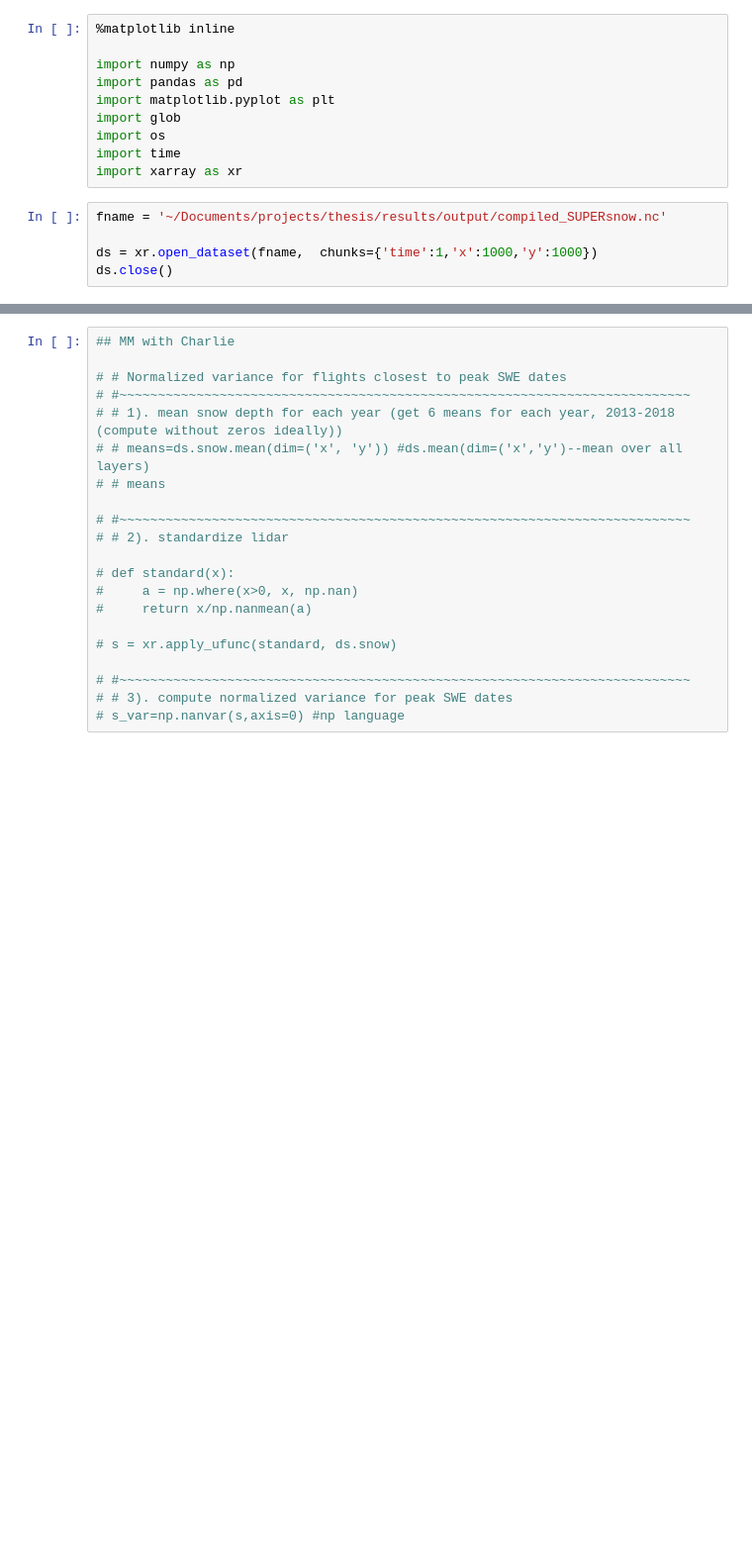
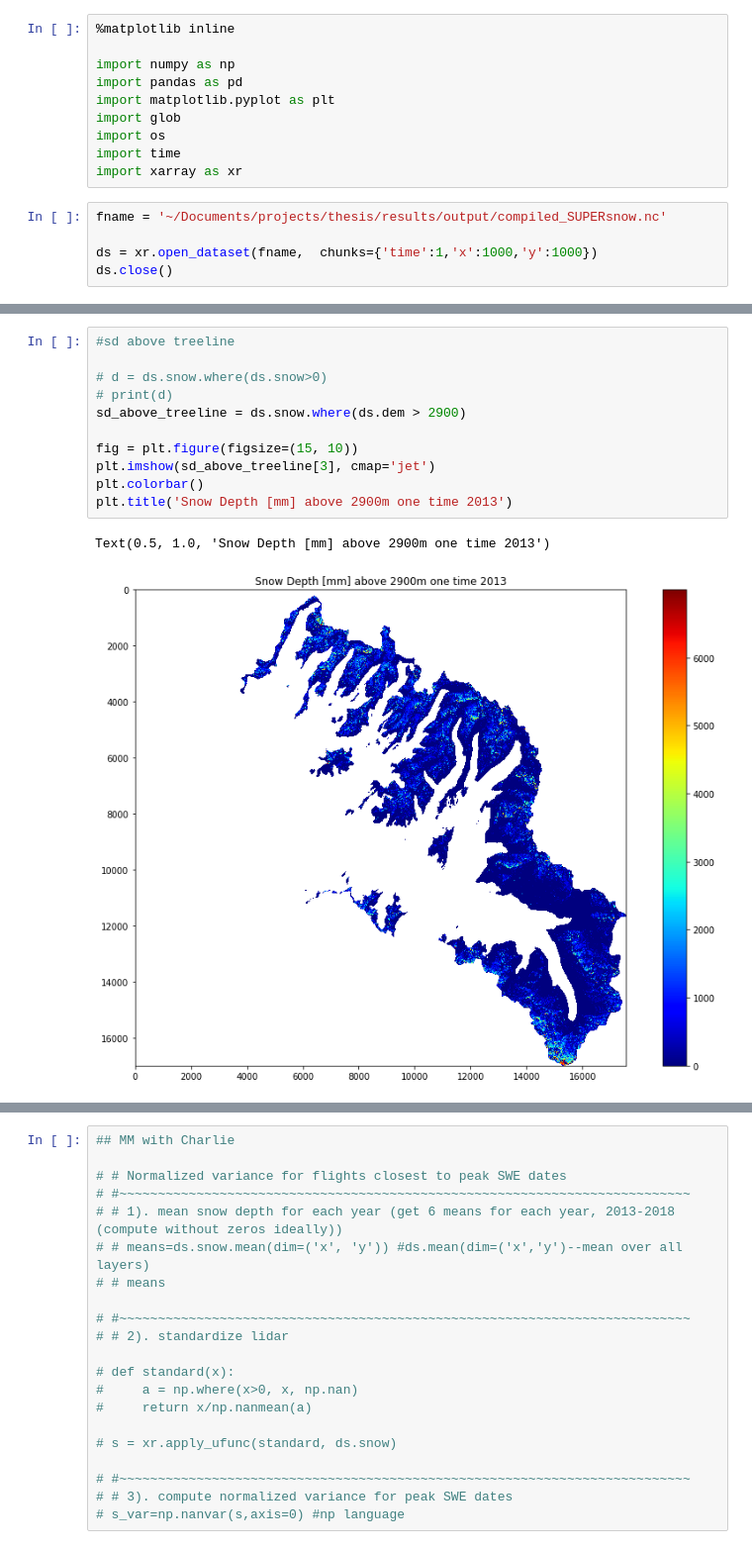
Before and after one commit to meganmason/jlabs, a Jupyter notebook: xarray/basic_analysis.ipynb, the cells around one changed output, grey strips where cells are left out. Shown at 99% size. Cells and saved outputs as stored; diff of their text form; blank space fills up the shorter version.

```diff
--- a/xarray/basic_analysis.ipynb
+++ b/xarray/basic_analysis.ipynb
@@ -29,0 +56,14 @@ plt.imshow(ds.veg, cmap='Greens'); plt.colorbar(); plt.title('Veg Height'); plt.
+# %%
+#sd above treeline
+
+# d = ds.snow.where(ds.snow>0)
+# print(d)
+sd_above_treeline = ds.snow.where(ds.dem > 2900)
+
+fig = plt.figure(figsize=(15, 10))
+plt.imshow(sd_above_treeline[3], cmap='jet')
+plt.colorbar()
+plt.title('Snow Depth [mm] above 2900m one time 2013')
+# %% [output]
+Text(0.5, 1.0, 'Snow Depth [mm] above 2900m one time 2013')
+[figure, added]
```
Also changed, not shown: parts of 11 cells of this notebook, 3 other files.
